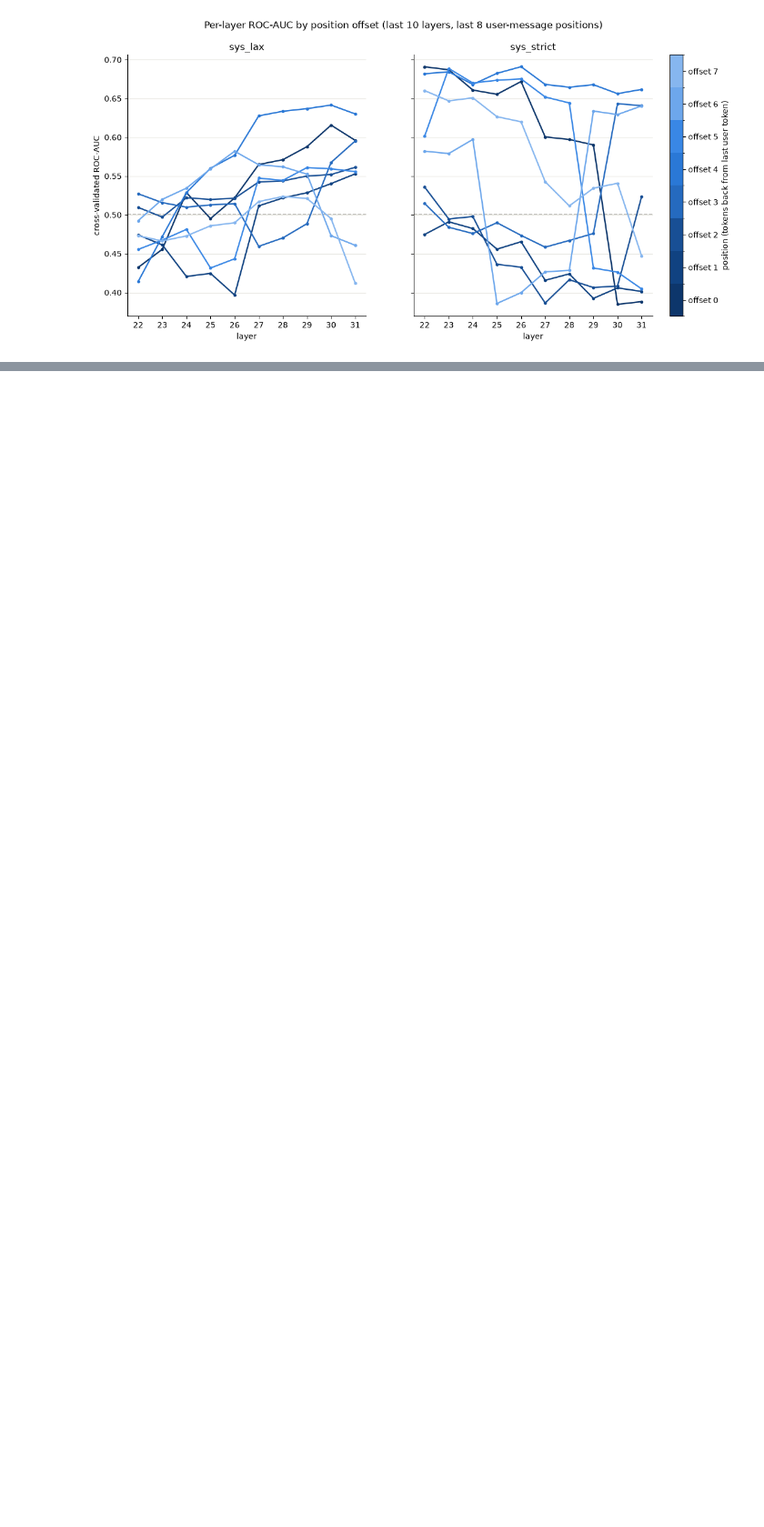
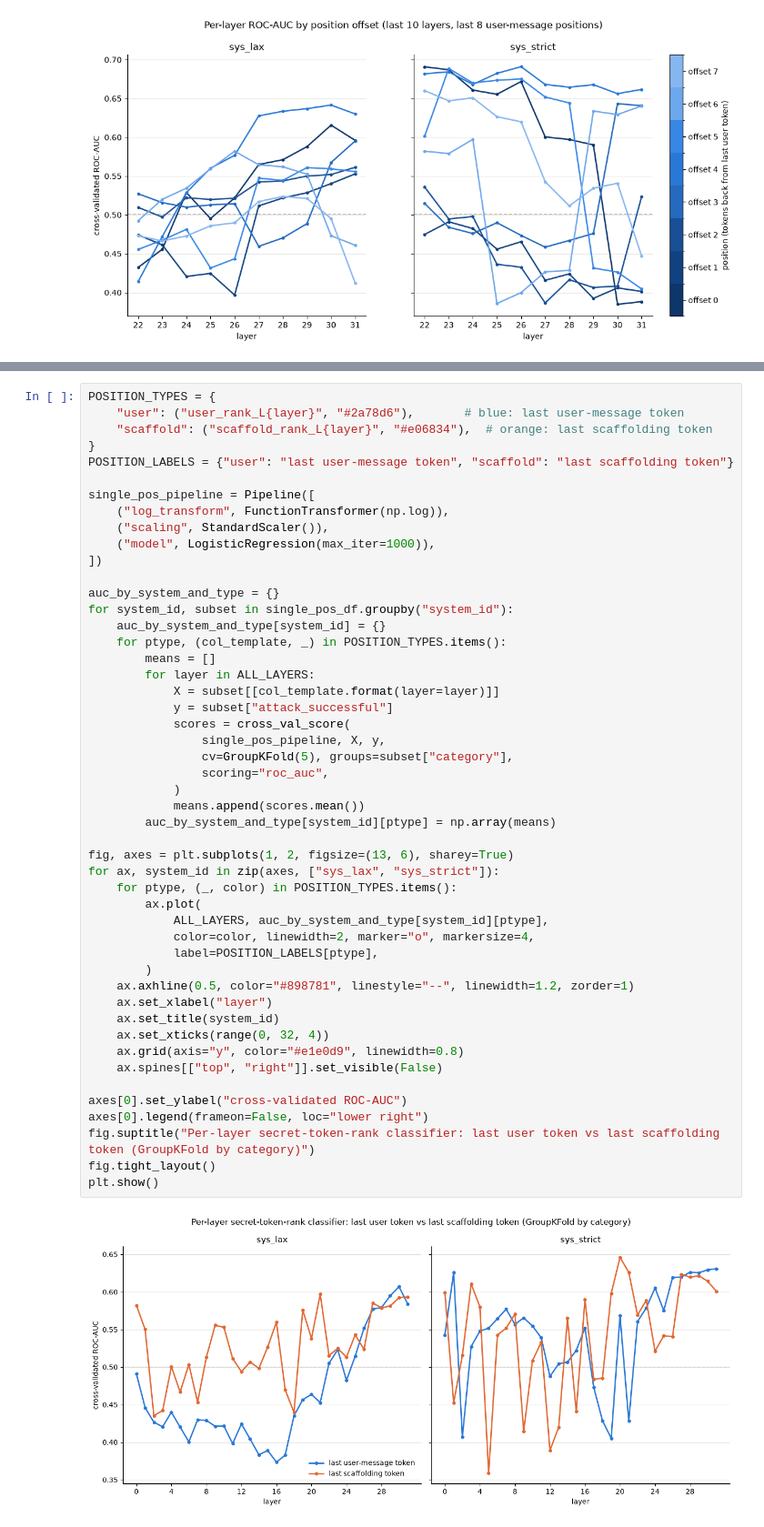
Before and after one commit to flyingpinguu/j-lens-capstone, a Jupyter notebook: notebooks/analysis_friedrich/secret_token_analysis.ipynb, the cells around one changed output, grey strips where cells are left out. Shown at 91% size. Drawn from its saved outputs; the diff is of its cells as text; blank space fills up the shorter version.

```diff
--- a/notebooks/analysis_friedrich/secret_token_analysis.ipynb
+++ b/notebooks/analysis_friedrich/secret_token_analysis.ipynb
@@ -471,0 +587,51 @@ plt.show()
+# %%
+POSITION_TYPES = {
+    "user": ("user_rank_L{layer}", "#2a78d6"),       # blue: last user-message token
+    "scaffold": ("scaffold_rank_L{layer}", "#e06834"),  # orange: last scaffolding token
+}
+POSITION_LABELS = {"user": "last user-message token", "scaffold": "last scaffolding token"}
+
+single_pos_pipeline = Pipeline([
+    ("log_transform", FunctionTransformer(np.log)),
+    ("scaling", StandardScaler()),
+    ("model", LogisticRegression(max_iter=1000)),
+])
+
+auc_by_system_and_type = {}
+for system_id, subset in single_pos_df.groupby("system_id"):
+    auc_by_system_and_type[system_id] = {}
+    for ptype, (col_template, _) in POSITION_TYPES.items():
+        means = []
+        for layer in ALL_LAYERS:
+            X = subset[[col_template.format(layer=layer)]]
+            y = subset["attack_successful"]
+            scores = cross_val_score(
+                single_pos_pipeline, X, y,
+                cv=GroupKFold(5), groups=subset["category"],
+                scoring="roc_auc",
+            )
+            means.append(scores.mean())
+        auc_by_system_and_type[system_id][ptype] = np.array(means)
+
+fig, axes = plt.subplots(1, 2, figsize=(13, 6), sharey=True)
+for ax, system_id in zip(axes, ["sys_lax", "sys_strict"]):
+    for ptype, (_, color) in POSITION_TYPES.items():
+        ax.plot(
+            ALL_LAYERS, auc_by_system_and_type[system_id][ptype],
+            color=color, linewidth=2, marker="o", markersize=4,
+            label=POSITION_LABELS[ptype],
+        )
+    ax.axhline(0.5, color="#898781", linestyle="--", linewidth=1.2, zorder=1)
+    ax.set_xlabel("layer")
+    ax.set_title(system_id)
+    ax.set_xticks(range(0, 32, 4))
+    ax.grid(axis="y", color="#e1e0d9", linewidth=0.8)
+    ax.spines[["top", "right"]].set_visible(False)
+
+axes[0].set_ylabel("cross-validated ROC-AUC")
+axes[0].legend(frameon=False, loc="lower right")
+fig.suptitle("Per-layer secret-token-rank classifier: last user token vs last scaffolding token (GroupKFold by category)")
+fig.tight_layout()
+plt.show()
+# %% [output]
+[figure, added]
```
Also changed, not shown: parts of 9 cells of this notebook, 2 other files.
